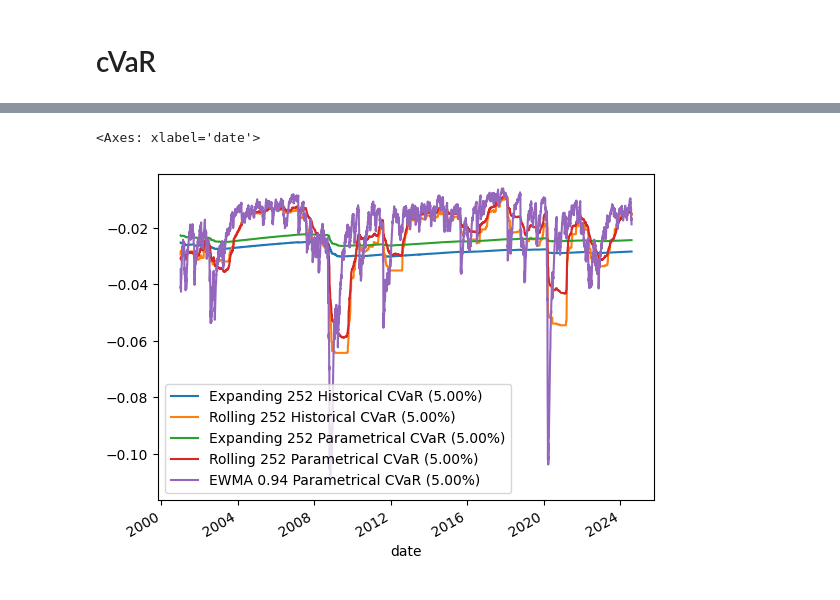
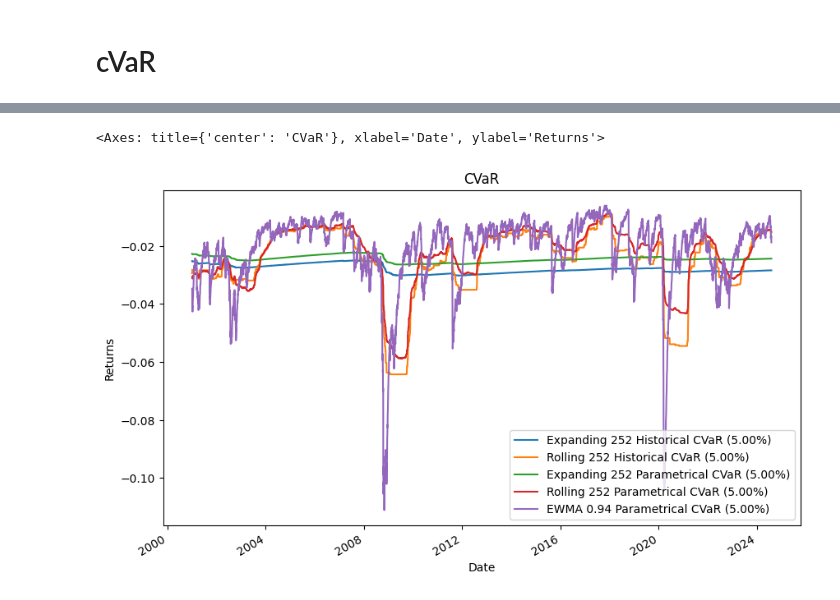
Before and after one commit to ccwhgetgit/finm-portfolio-2024, a Jupyter notebook: exam/MidTerm_Notes_2.ipynb, the cells around one changed output, grey strips where cells are left out. Drawn from its saved outputs; the diff is of its cells as text; code cells hidden in the pictures.

```diff
--- a/exam/MidTerm_Notes_2.ipynb
+++ b/exam/MidTerm_Notes_2.ipynb
@@ -438,5 +509,16 @@ def historical_expanding_cvar(return_series: pd.Series, percentile: float = .05)
 def historical_rolling_cvar(return_series: pd.Series, percentile: float = .05) -> pd.Series:
     return return_series.rolling(252).apply(lambda x: x[x < x.quantile(percentile)].mean())
 
-summary, hit_ratio = calc_var_cvar(rets['Shifted_SPY'], window = min_periods, z_score = -1.65, shift = 1, percentile = 0.05, ewma_theta = 0.94)
-spy_cvar = summary.loc[:, lambda df: df.columns[df.columns.map(lambda x: bool(re.search("CVaR", x)))]].loc["2001-01-01":]
+spy_var_cvar_stats = calc_var_cvar_summary(
+    rets['Excess_SPY'],
+    window=252,
+    drop_columns=["GARCH"],
+    z_score=-1.65
+)
+
+spy_cvar = (
+    spy_var_cvar_stats
+    .loc[:, lambda df: df.columns[df.columns.map(lambda x: bool(re.search("CVaR", x)))]]
+    .loc["2001-01-01":]
+)
+spy_cvar.tail()
@@ -443,5 +534,5 @@ spy_cvar = summary.loc[:, lambda df: df.columns[df.columns.map(lambda x: bool(re
 # %%
-spy_cvar.plot()
+spy_cvar.plot(title="CVaR", xlabel="Date", ylabel="Returns", figsize=(10, 6))
 # %% [output]
-<Axes: xlabel='date'>
+<Axes: title={'center': 'CVaR'}, xlabel='Date', ylabel='Returns'>
-[figure, old version]
+[figure, new version]
```
Also changed, not shown: parts of 14 cells of this notebook, 3 other files.
